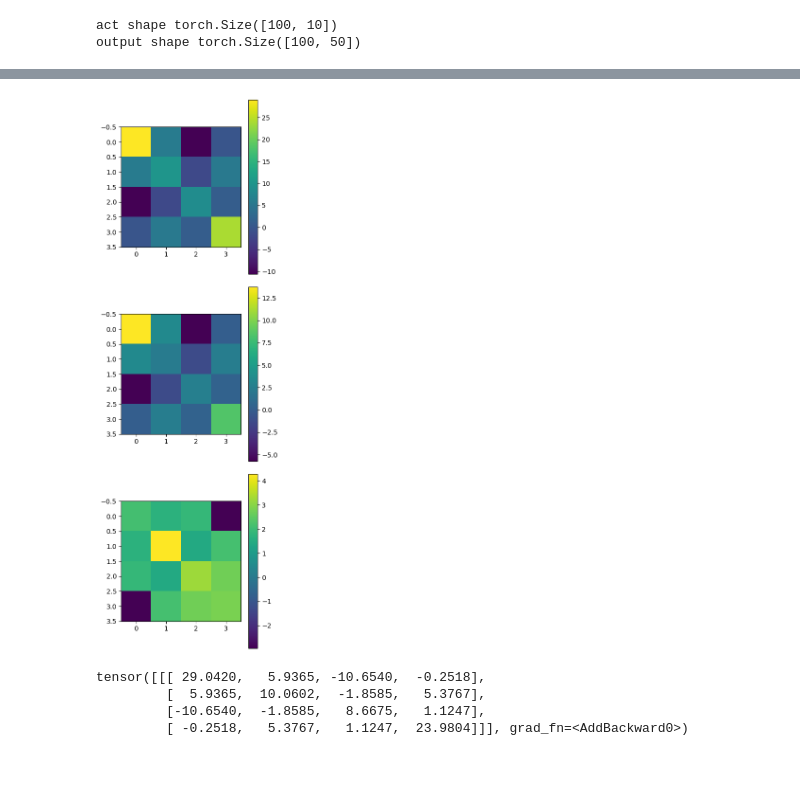
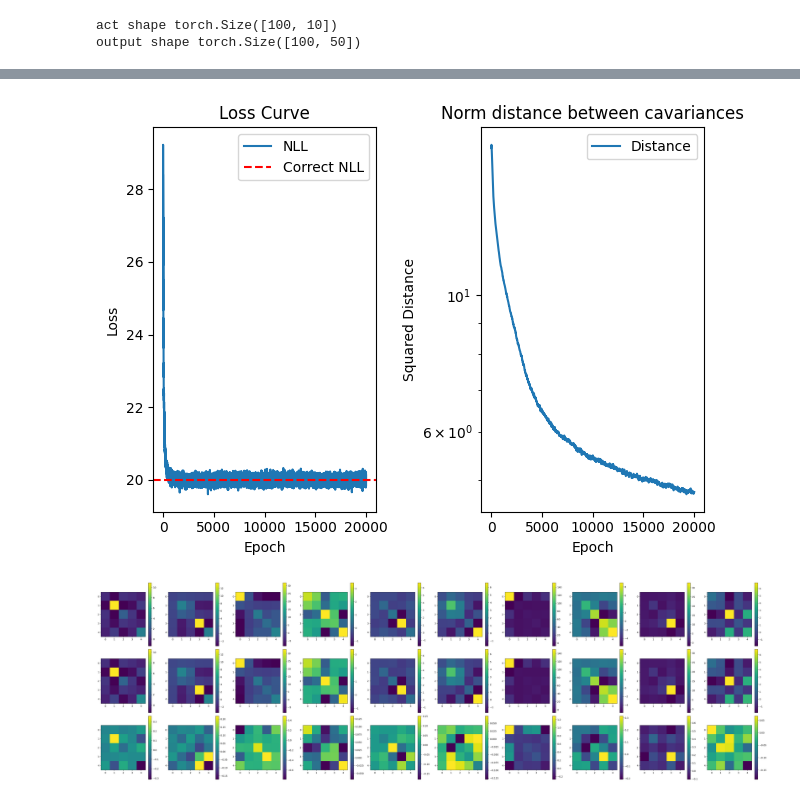
Before and after one commit to wusche1/Monosemanticity, a Jupyter notebook: std_reconstruction_unaligned.ipynb, the cells around one changed output, grey strips where cells are left out. Cells and saved outputs as stored; diff of their text form; code cells hidden in the pictures; blank space fills up the shorter version.

Commit message:
fitting the mutidimensional Gaussians works!

```diff
--- a/std_reconstruction_unaligned.ipynb
+++ b/std_reconstruction_unaligned.ipynb
@@ -131,13 +114,19 @@ tensor(24.0899)
 # %%
 def NLL(cholesky_params, acts, noise):
     A = cholesky_parametrization(cholesky_params)
-    #print(A.shape)
     activated_A = t.einsum('f x y, n f -> n x y', A, acts**2)
-    traces = t.einsum('n x x -> n', activated_A)
-    nll_1 = 0.5 * t.sum(t.log(traces))
+
+    # Calculate the log-determinant term
+    nll_1 = 0.5 * t.log(t.det(activated_A))
+
     inv_activated_A = t.inverse(activated_A)
     assert noise.shape == inv_activated_A.shape[:-1]
-    predicted_var = t.einsum('n x , n x y , n y -> n', noise, inv_activated_A, noise)
-    nll_2 = 0.5 * t.sum(predicted_var)
-    #print(f"nll_1: {nll_1}, nll_2: {nll_2}")
-    return nll_1 + nll_2
+
+    # Calculate the quadratic term
+    nll_2 = 0.5 * t.sum(noise.unsqueeze(-1) * (inv_activated_A @ noise.unsqueeze(-1)), dim=(-2, -1))
+
+    # Add the normalization term
+    n_dimensions = A.shape[-1]
+    nll_3 = 0.5 * n_dimensions * np.log(2 * t.pi)
+
+    return t.mean(nll_1 + nll_2 + nll_3)
@@ -181,15 +133,18 @@ plt.show()
 # %%
-n_features = 1
-n_dimensions = 4
+n_features = 10
+n_dimensions = 5
 right_L = t.randn(n_features, n_dimensions * (n_dimensions + 1) // 2)
 
 gaussian = MultidimensionalGaussian(n_features, n_dimensions, right_L)
 L_learned = t.randn(n_features, n_dimensions * (n_dimensions + 1) // 2, requires_grad=True)
 optimizer = optim.Adam([L_learned], lr=0.01)
-batch_size = 100000
-n_batches = 2000
+batch_size = 1000
+n_batches = 20000
 loss_learned = []
-loss_correct = []
+distances = []
+acts, noise = gaussian.sample(100000)
+loss_correct = NLL(right_L, acts, noise)
+print(f"Correct loss: {loss_correct.item()}")
 for i in range(n_batches):
     optimizer.zero_grad()
     acts, outputs = gaussian.sample(batch_size)
@@ -197,7 +152,8 @@ for i in range(n_batches):
     loss.backward()
     optimizer.step()
     loss_learned.append(loss.item())
-    loss_correct.append(NLL(right_L, acts, outputs).item())
-    if i % 100 == 0:
-        print(f"Batch {i}, loss: {loss.item()}")
+    distance = t.norm(L_learned - right_L)
+    distances.append(distance.item())
+    if i % 500 == 0:
+        print(f"Batch {i}, loss: {loss.item()}, distance: {distance.item()}")
 # %% [output]
@@ -228,28 +177,45 @@ plt.show()
+# %%
+# Plot the lplt.figure(figsize=(10, 5))
+plt.subplot(1, 2, 1)
+plt.plot(loss_learned, label='NLL')
+#plot NLL of the correct L
+plt.axhline(y=loss_correct.item(), color='r', linestyle='--', label='Correct NLL')
+plt.xlabel('Epoch')
+plt.ylabel('Loss')
+plt.title('Loss Curve')
+plt.legend()
+
+# Plot the squared distance between right and fitted sigma
+plt.subplot(1, 2, 2)
+plt.plot(distances, label='Distance')
+plt.xlabel('Epoch')
+plt.ylabel('Squared Distance')
+plt.title('Norm distance between cavariances')
+plt.legend()
+plt.yscale('log')
+
+plt.tight_layout()
+plt.show()
+# %% [output]
+[figure, added]
 # %%
 A_learned = cholesky_parametrization(L_learned)
 A_correct = cholesky_parametrization(right_L)
 fig, axs = plt.subplots(3, A_learned.shape[0], figsize=(4*A_learned.shape[0], 12))
 n_matrices = A_learned.shape[0]
 if n_matrices == 1:
     axs = axs[:, None]
 for i in range(A_learned.shape[0]):
     im0 = axs[0, i].imshow(A_learned[i].detach().numpy())
     fig.colorbar(im0, ax=axs[0, i])
 
     im1 = axs[1, i].imshow(A_correct[i].detach().numpy())
     fig.colorbar(im1, ax=axs[1, i])
 
-    im2 = axs[2, i].imshow((A_learned[i] / A_correct[i]).detach().numpy())
+    im2 = axs[2, i].imshow((A_learned[i] - A_correct[i]).detach().numpy())
     fig.colorbar(im2, ax=axs[2, i])
 
 plt.tight_layout()
 plt.show()
 # %% [output]
-[figure, old version]
+[figure, new version]
-# %%
-A_learned
-# %% [output]
-tensor([[[ 29.0420,   5.9365, -10.6540,  -0.2518],
-         [  5.9365,  10.0602,  -1.8585,   5.3767],
-         [-10.6540,  -1.8585,   8.6675,   1.1247],
-         [ -0.2518,   5.3767,   1.1247,  23.9804]]], grad_fn=<AddBackward0>)
```
Also changed, not shown: parts of 7 cells of this notebook.
